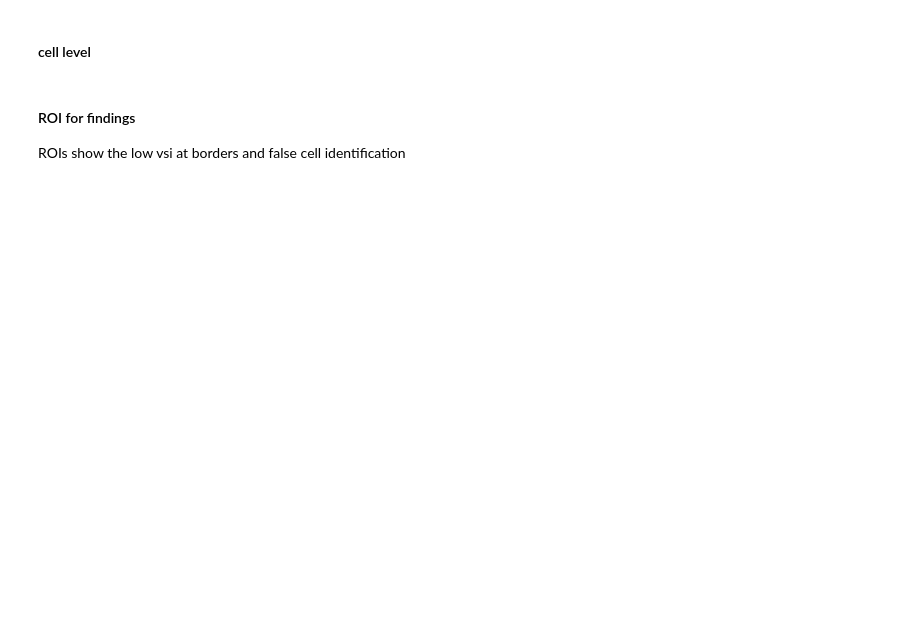
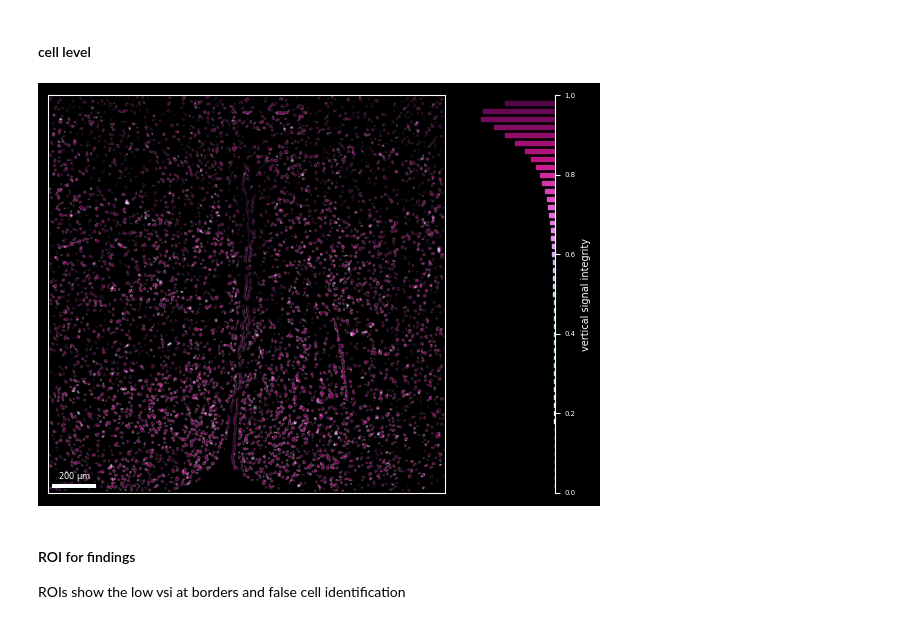
Before and after one commit to melocery/MasterThesisAnalysis, a Jupyter notebook: notebook/R2_VSI.ipynb, the cells around one changed output. Cells and saved outputs as stored; diff of their text form; code cells hidden in the pictures; blank space fills up the shorter version.

```diff
--- a/notebook/R2_VSI.ipynb
+++ b/notebook/R2_VSI.ipynb
@@ -106,17 +105,16 @@ cell_integrity, cell_strength = extract_cell_vsi(
     integrity_size=1800
 )
 # %%
-cell_SIM_nb = plot_VSI_map(
+cell_VSI = plot_VSI_map(
     integrity = cell_integrity,
     strength = cell_strength,
     signal_threshold=3.0,
-    figure_height=10*CM,
+    figure_height=11*CM,
     cmap="BIH",
-    # side_display="hist",
-    side_display="colorbar",
-    plot_boundary=False,
-    plot_centroid=False,
+    side_display="hist",
     plot_rasterized=True
 )
 
-display(cell_SIM_nb)
+display(cell_VSI)
+# %% [output]
+[figure, added]
```
Also changed, not shown: parts of 28 cells of this notebook, 5 other files.
